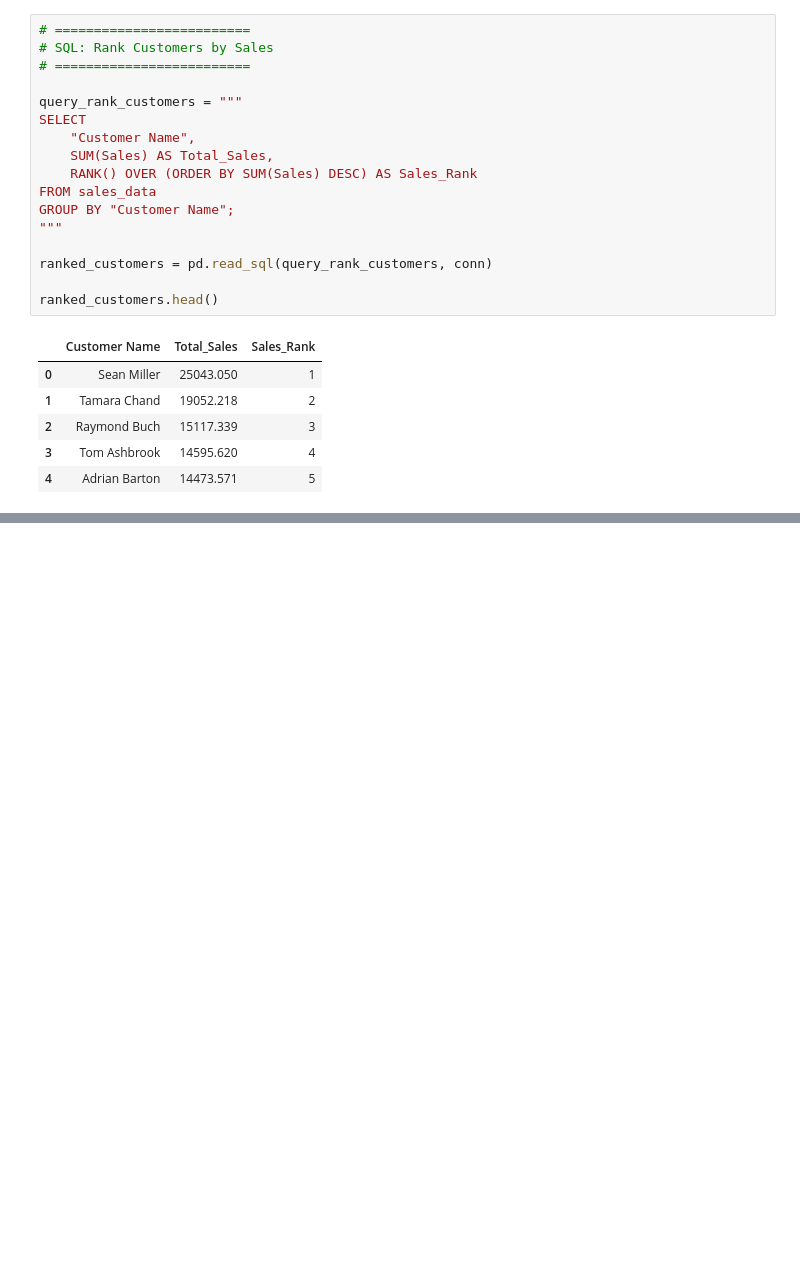
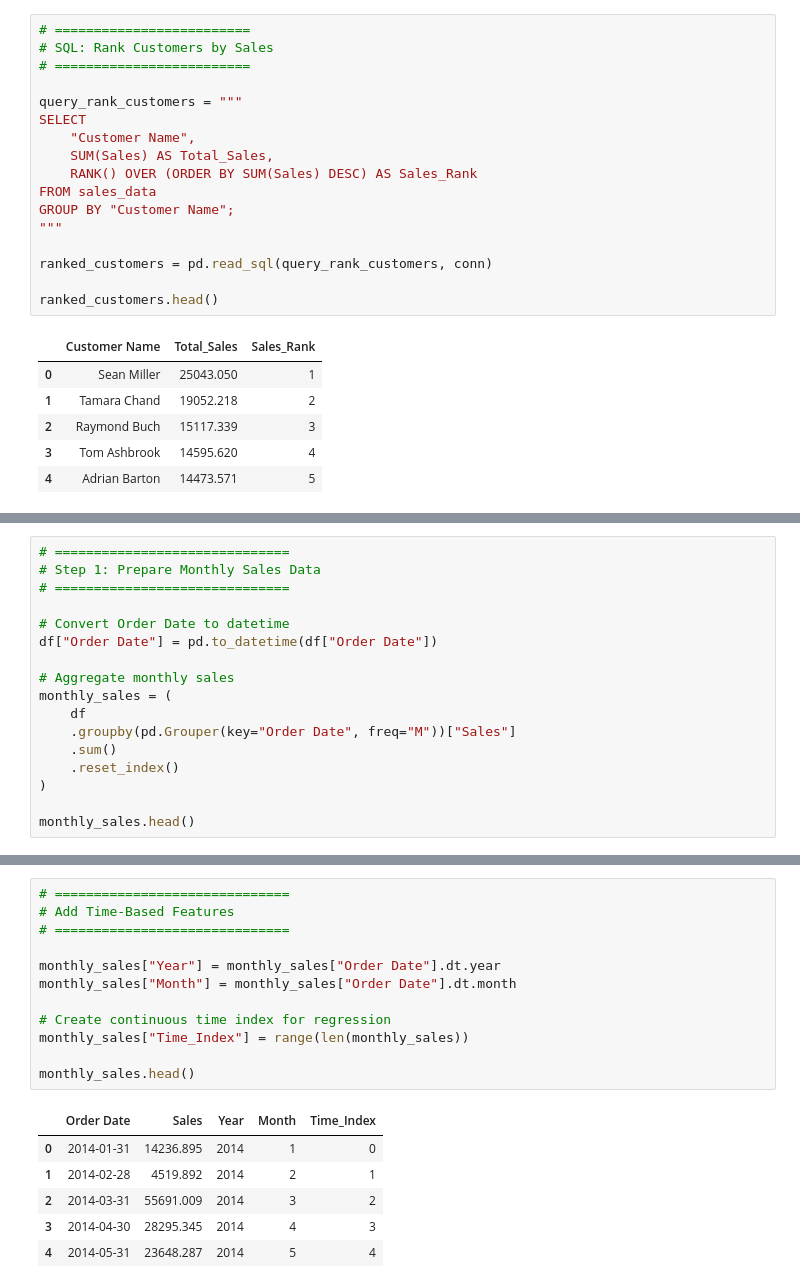
Before and after one commit to Lakshmihasa/data-analysis-portfolio, a Jupyter notebook: project1_sales_analysis/notebooks/analysis.ipynb, the cells around one changed output, grey strips where cells are left out. Drawn from its saved outputs; the diff is of its cells as text; blank space fills up the shorter version.

```diff
--- a/project1_sales_analysis/notebooks/analysis.ipynb
+++ b/project1_sales_analysis/notebooks/analysis.ipynb
@@ -655,0 +662,17 @@ This project analyzes retail transaction data to evaluate sales performance, pro
+# %%
+# ==============================
+# Step 1: Prepare Monthly Sales Data
+# ==============================
+
+# Convert Order Date to datetime
+df["Order Date"] = pd.to_datetime(df["Order Date"])
+
+# Aggregate monthly sales
+monthly_sales = (
+    df
+    .groupby(pd.Grouper(key="Order Date", freq="M"))["Sales"]
+    .sum()
+    .reset_index()
+)
+
+monthly_sales.head()
@@ -655,0 +686,19 @@ This project analyzes retail transaction data to evaluate sales performance, pro
+# %%
+# ==============================
+# Add Time-Based Features
+# ==============================
+
+monthly_sales["Year"] = monthly_sales["Order Date"].dt.year
+monthly_sales["Month"] = monthly_sales["Order Date"].dt.month
+
+# Create continuous time index for regression
+monthly_sales["Time_Index"] = range(len(monthly_sales))
+
+monthly_sales.head()
+# %% [output]
+|  | Order Date | Sales | Year | Month | Time_Index |
+| 0 | 2014-01-31 | 14236.895 | 2014 | 1 | 0 |
+| 1 | 2014-02-28 | 4519.892 | 2014 | 2 | 1 |
+| 2 | 2014-03-31 | 55691.009 | 2014 | 3 | 2 |
+| 3 | 2014-04-30 | 28295.345 | 2014 | 4 | 3 |
+| 4 | 2014-05-31 | 23648.287 | 2014 | 5 | 4 |
```
Also changed, not shown: parts of 12 cells of this notebook, 5 other files.
